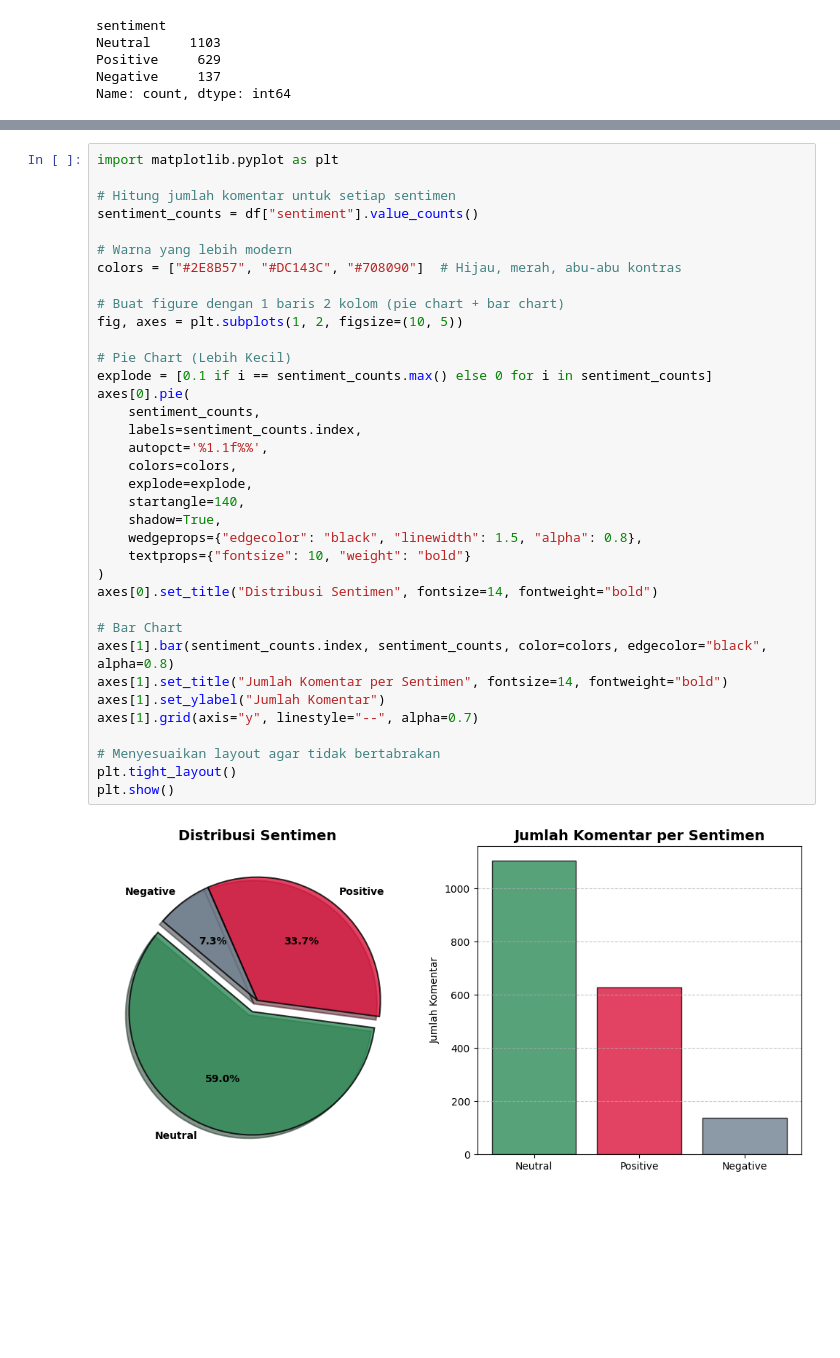
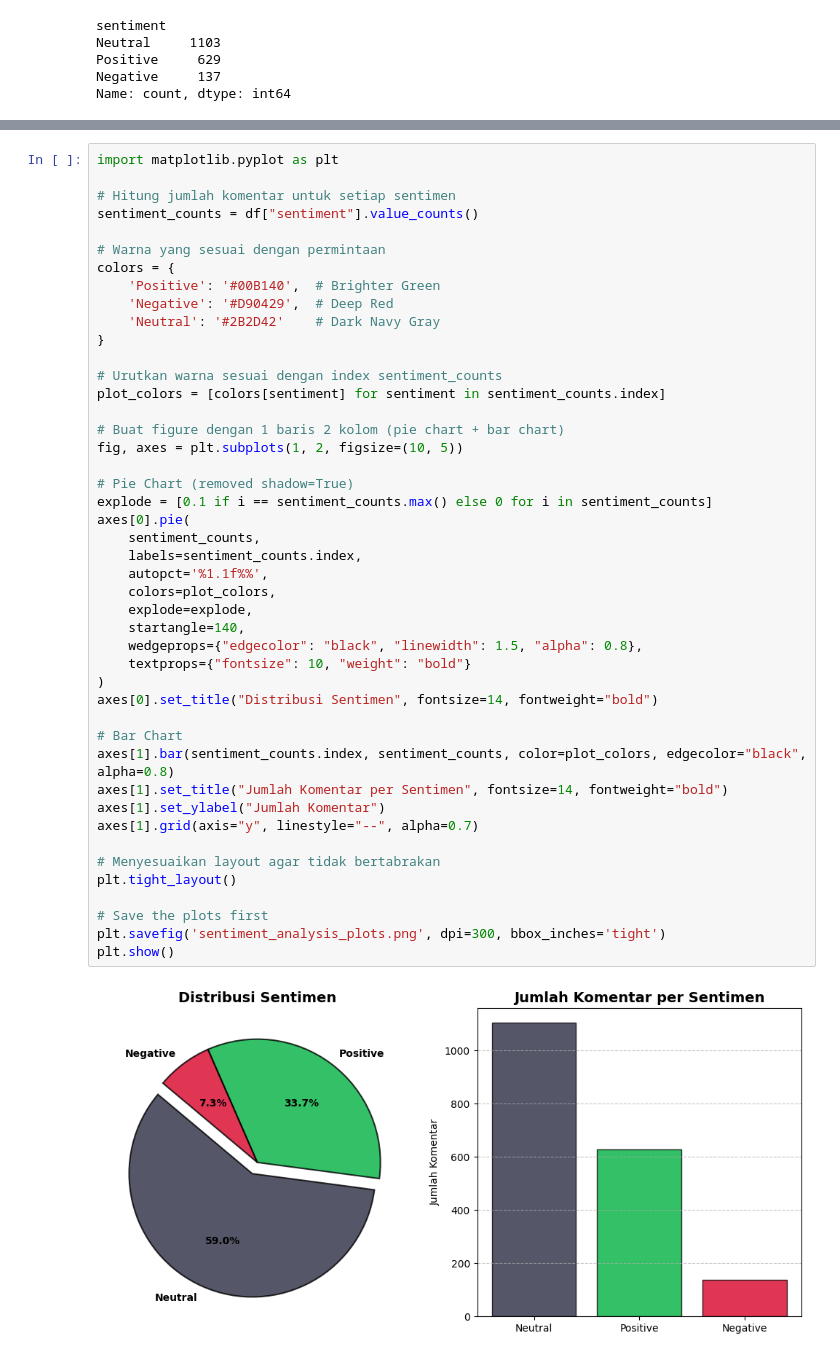
Before and after one commit to TwicePie/OpenHearts_Analyze, a Jupyter notebook: Analyze.ipynb, the cells around one changed output, grey strips where cells are left out. Cells and saved outputs as stored; diff of their text form; blank space fills up the shorter version.

```diff
--- a/Analyze.ipynb
+++ b/Analyze.ipynb
@@ -117,37 +148,46 @@ weeknd: 93
 import matplotlib.pyplot as plt
 
 # Hitung jumlah komentar untuk setiap sentimen
 sentiment_counts = df["sentiment"].value_counts()
 
-# Warna yang lebih modern
-colors = ["#2E8B57", "#DC143C", "#708090"]  # Hijau, merah, abu-abu kontras
+# Warna yang sesuai dengan permintaan
+colors = {
+    'Positive': '#00B140',  # Brighter Green
+    'Negative': '#D90429',  # Deep Red
+    'Neutral': '#2B2D42'    # Dark Navy Gray
+}
+
+# Urutkan warna sesuai dengan index sentiment_counts
+plot_colors = [colors[sentiment] for sentiment in sentiment_counts.index]
 
 # Buat figure dengan 1 baris 2 kolom (pie chart + bar chart)
 fig, axes = plt.subplots(1, 2, figsize=(10, 5))
 
-# Pie Chart (Lebih Kecil)
+# Pie Chart (removed shadow=True)
 explode = [0.1 if i == sentiment_counts.max() else 0 for i in sentiment_counts]
 axes[0].pie(
     sentiment_counts,
     labels=sentiment_counts.index,
     autopct='%1.1f%%',
-    colors=colors,
+    colors=plot_colors,
     explode=explode,
     startangle=140,
-    shadow=True,
     wedgeprops={"edgecolor": "black", "linewidth": 1.5, "alpha": 0.8},
     textprops={"fontsize": 10, "weight": "bold"}
 )
 axes[0].set_title("Distribusi Sentimen", fontsize=14, fontweight="bold")
 
 # Bar Chart
-axes[1].bar(sentiment_counts.index, sentiment_counts, color=colors, edgecolor="black", alpha=0.8)
+axes[1].bar(sentiment_counts.index, sentiment_counts, color=plot_colors, edgecolor="black", alpha=0.8)
 axes[1].set_title("Jumlah Komentar per Sentimen", fontsize=14, fontweight="bold")
 axes[1].set_ylabel("Jumlah Komentar")
 axes[1].grid(axis="y", linestyle="--", alpha=0.7)
 
 # Menyesuaikan layout agar tidak bertabrakan
 plt.tight_layout()
+
+# Save the plots first
+plt.savefig('sentiment_analysis_plots.png', dpi=300, bbox_inches='tight')
 plt.show()
 # %% [output]
-[figure, old version]
+[figure, new version]
```
Also changed, not shown: parts of 1 cell of this notebook.
